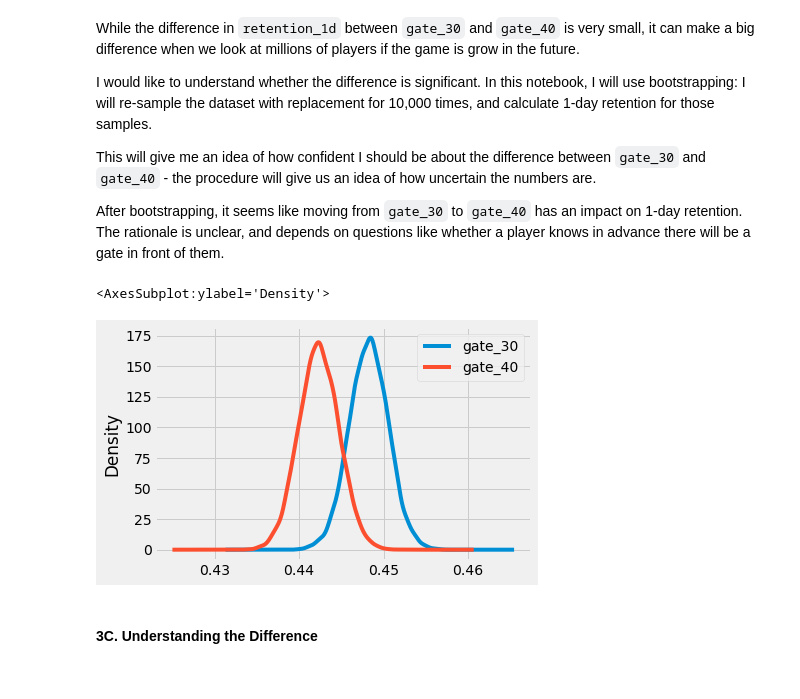
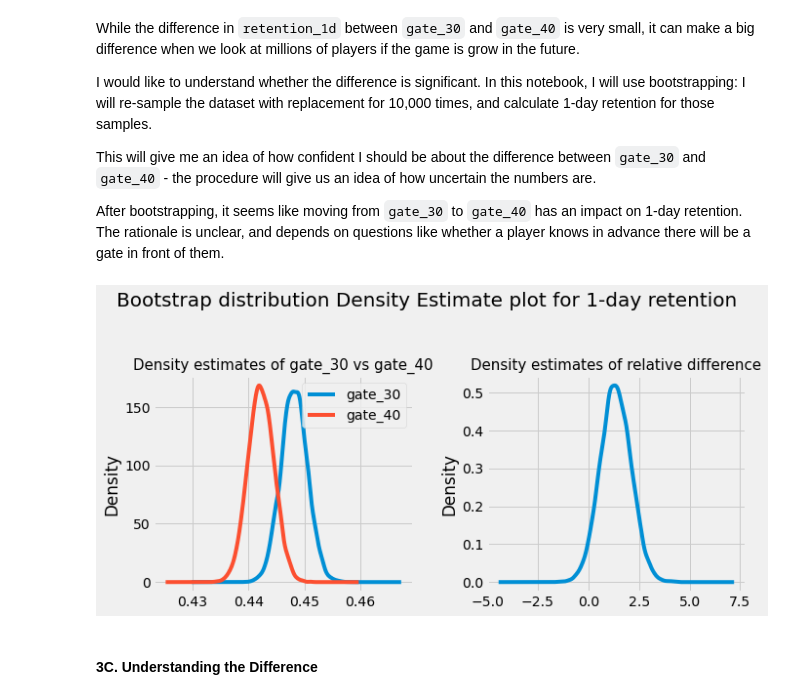
Before and after one commit to hnguyen1174/cookie_cats_ab_testing, a Jupyter notebook: notebooks/Bootstrapping.ipynb, the cells around one changed output. Drawn from its saved outputs; the diff is of its cells as text; code cells hidden in the pictures.

```diff
--- a/notebooks/Bootstrapping.ipynb
+++ b/notebooks/Bootstrapping.ipynb
@@ -82,12 +82,24 @@ for i in range(10000):
     # by setting frac = 1
     bs_mean = df.sample(frac=1, replace=True).groupby('version')['retention_1'].mean()
     bs_1d.append(bs_mean)
-# %%
-bs_1d_df = pd.DataFrame(bs_1d, columns=['gate_30', 'gate_40'])
-bs_1d_df.plot(kind = 'kde')
-# %% [output]
-<AxesSubplot:ylabel='Density'>
-[figure, removed]
+# %%
+fig, axes = plt.subplots(1, 2, figsize = (10, 5))
+
+bs_1d_df = pd.DataFrame(bs_1d, columns=['gate_30', 'gate_40'])
+bs_1d_df.plot(kind = 'kde', ax = axes[0])
+
+bs_1d_df['diff'] = ((bs_1d_df['gate_30'] - bs_1d_df['gate_40'])/bs_1d_df['gate_40'])* 100
+
+# Plotting the bootstrapping % difference
+bs_1d_df['diff'].plot(kind='kde', ax = axes[1])
+
+plt.suptitle('Bootstrap distribution Density Estimate plot for 1-day retention', fontsize = 20)
+axes[0].set_title('Density estimates of gate_30 vs gate_40', fontsize = 15)
+axes[1].set_title('Density estimates of relative difference', fontsize = 15)
+plt.tight_layout(pad = 2)
+fig.savefig('../eda/1_day_ret_bs_density.png', dpi=fig.dpi)
+# %% [output]
+[figure, added]
 # %% [markdown]
 #### 3C. Understanding the Difference
 # %% [markdown]
```
Also changed, not shown: parts of 2 cells of this notebook, 16 other files.
